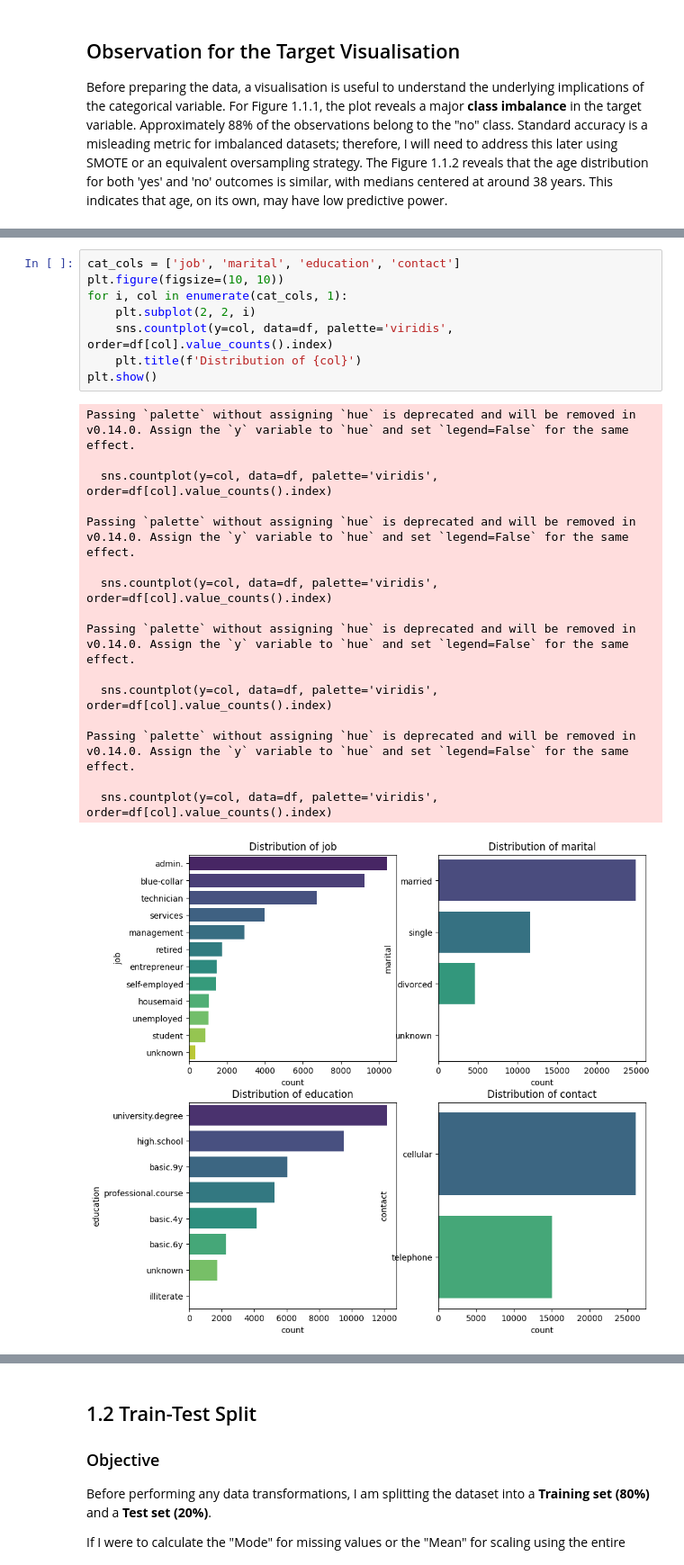
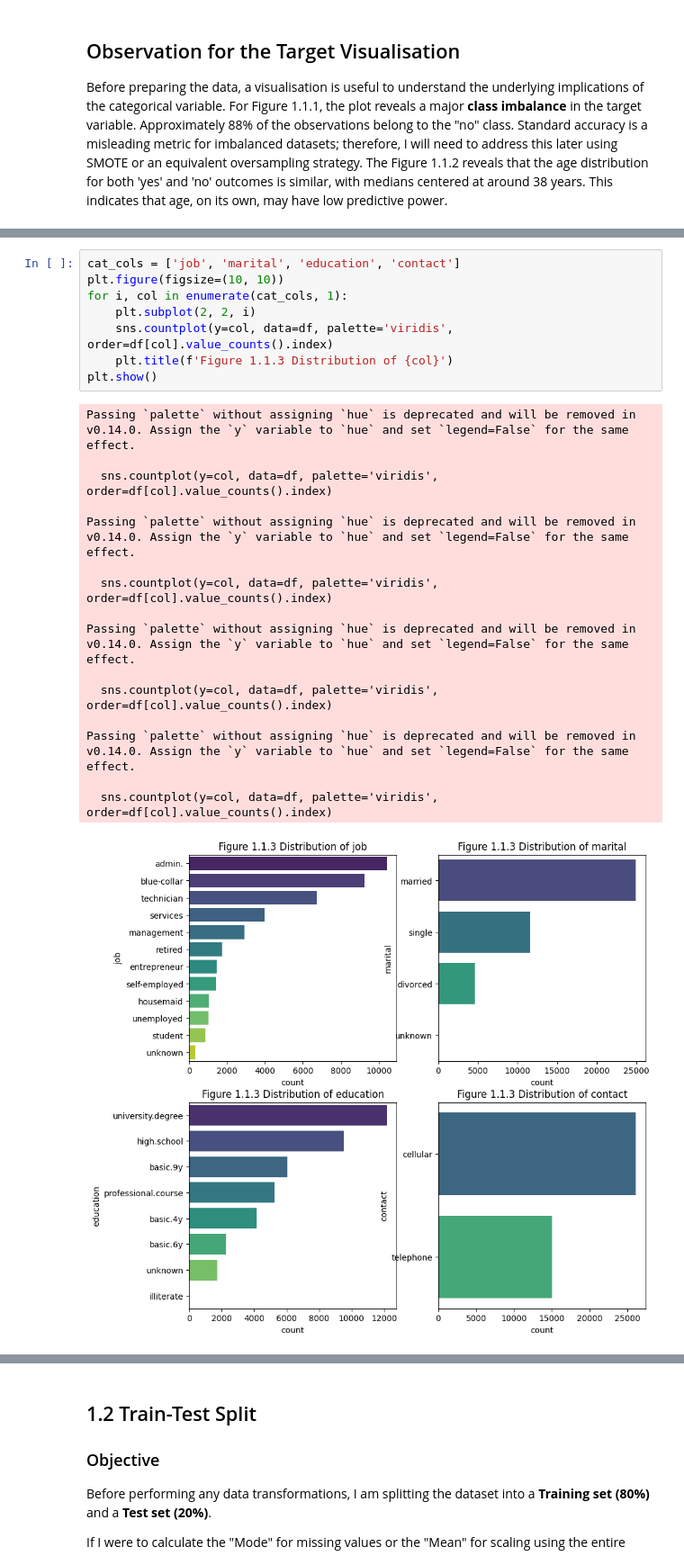
Before and after one commit to 1manvi/ML-fundamentals-2026, a Jupyter notebook: assignment_1_manvi_gupta.ipynb, the cells around one changed output, grey strips where cells are left out. Shown at 90% size. Saved outputs shown, nothing was run; the diff lists cells and outputs as text.

```diff
--- a/assignment_1_manvi_gupta.ipynb
+++ b/assignment_1_manvi_gupta.ipynb
@@ -81,25 +81,25 @@ To move beyond, simple frequency counts, I am now analysing how the categorical
 # %%
 cat_cols = ['job', 'marital', 'education', 'contact']
 plt.figure(figsize=(10, 10))
 for i, col in enumerate(cat_cols, 1):
     plt.subplot(2, 2, i)
     sns.countplot(y=col, data=df, palette='viridis', order=df[col].value_counts().index)
-    plt.title(f'Distribution of {col}')
+    plt.title(f'Figure 1.1.3 Distribution of {col}')
 plt.show()
 # %% [output]
 Passing `palette` without assigning `hue` is deprecated and will be removed in v0.14.0. Assign the `y` variable to `hue` and set `legend=False` for the same effect.
 
   sns.countplot(y=col, data=df, palette='viridis', order=df[col].value_counts().index)
 
 Passing `palette` without assigning `hue` is deprecated and will be removed in v0.14.0. Assign the `y` variable to `hue` and set `legend=False` for the same effect.
 
   sns.countplot(y=col, data=df, palette='viridis', order=df[col].value_counts().index)
 
 Passing `palette` without assigning `hue` is deprecated and will be removed in v0.14.0. Assign the `y` variable to `hue` and set `legend=False` for the same effect.
 
   sns.countplot(y=col, data=df, palette='viridis', order=df[col].value_counts().index)
 
 Passing `palette` without assigning `hue` is deprecated and will be removed in v0.14.0. Assign the `y` variable to `hue` and set `legend=False` for the same effect.
 
   sns.countplot(y=col, data=df, palette='viridis', order=df[col].value_counts().index)
-[figure, old version]
+[figure, new version]
```
Also changed, not shown: parts of 7 cells of this notebook.
